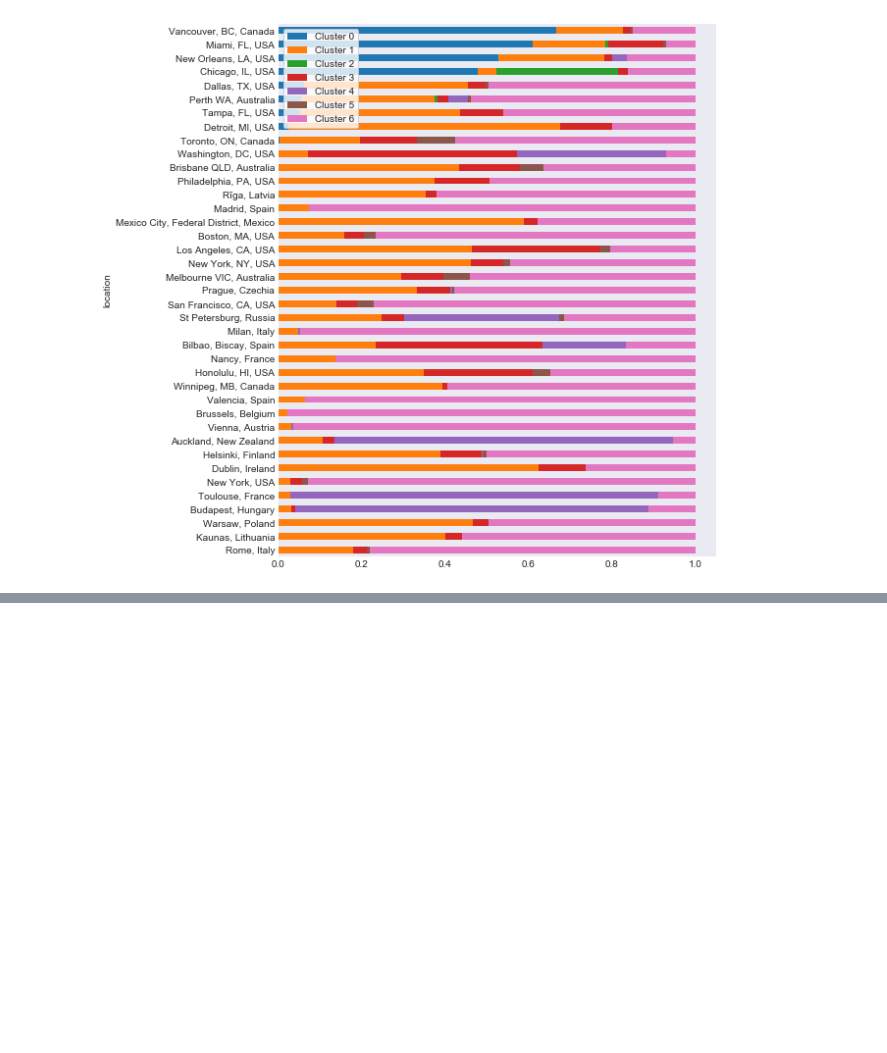
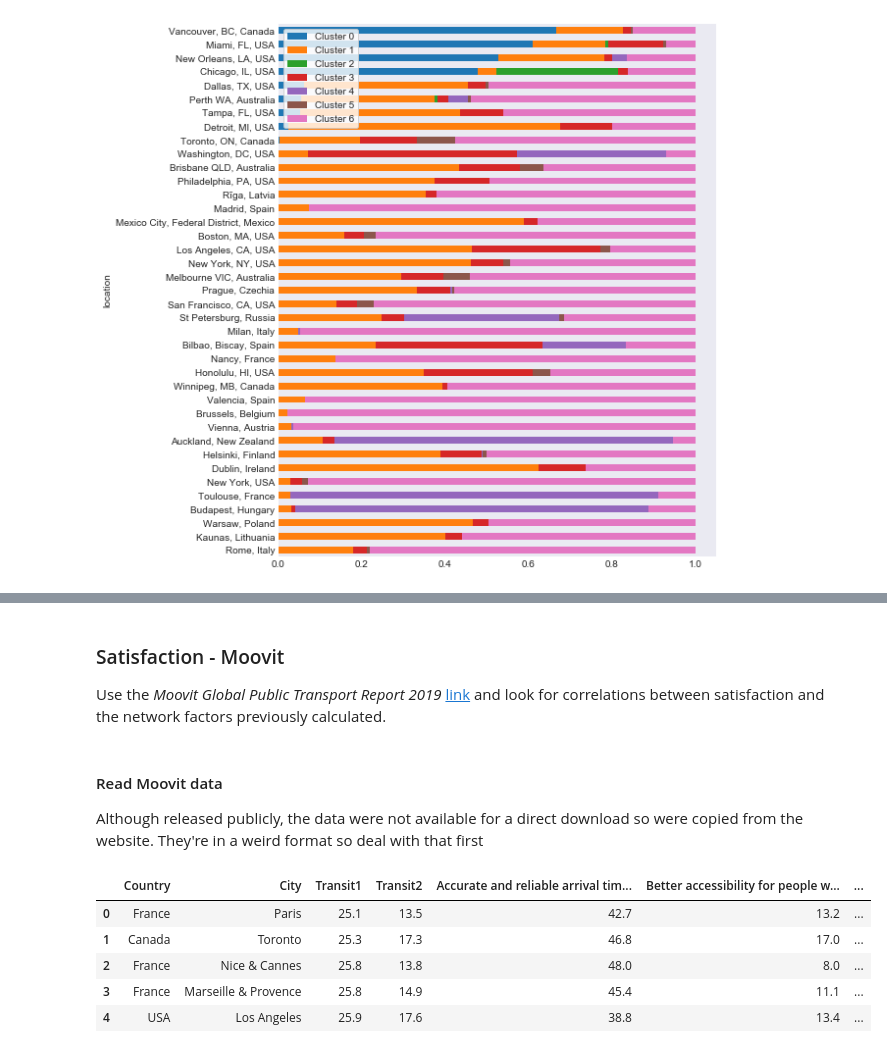
Before and after one commit to Urban-Analytics/BusAnalytics, a Jupyter notebook: Analysis/BusRouteAnalysis.ipynb, the cells around one changed output, grey strips where cells are left out. Drawn from its saved outputs; the diff is of its cells as text; code cells hidden in the pictures; blank space fills up the shorter version.

```diff
--- a/Analysis/BusRouteAnalysis.ipynb
+++ b/Analysis/BusRouteAnalysis.ipynb
@@ -440,0 +473,57 @@ Possible factors to explore:
+# %% [markdown]
+### Satisfaction - Moovit
+
+Use the _Moovit Global Public Transport Report 2019_ [link](https://company.moovit.com/global-transport-report/) and look for correlations between satisfaction and the network factors previously calculated.
+# %% [markdown]
+#### Read Moovit data
+
+Although released publicly, the data were not available for a direct download so were copied from the website. They're in a weird format so deal with that first
+# %%
+header = ["Country",
+          "City",
+          "Transit1", #"Closer transit stations to my home/work to reduce my walking distance",
+          "Transit2", #"A way to get to the station from my home (using shuttle, micro-mobility)",
+          "Accurate and reliable arrival times according to the published schedule",
+          "Better accessibility for people with needs (wheelchair, ramps, etc.)",
+          "Cleanliness - Cleaner buses/trains and stations",
+          "Comfort - Wider seats, access to WiFi, air-conditioning, charging outlets",
+          "Convenient parking areas near stations for car owners",
+          "Convenient ways to purchase transit tickets (mobile ticketing)",
+          "Higher frequency of public transit vehicles/shorter waiting times at stations",
+          "Less transfers - Having more direct lines to my destination",
+          "Lower cost fares",
+          "Personal safety - Feeling safer when riding public transit.",
+          "Shorter trip duration time (less congestion)",
+          "Uncrowded - Vehicles that are not overly packed"]
+
+with open("./data/moovit_survey_raw.csv") as f:
+    # The file is one long column so need to read over it and organise into a table
+    count = 0 # keep a count so we know when we have reaached a new row
+    table = [] # each item in this array will be a row (another array)
+    row = []
+    for line in f:
+        line = line.strip().replace('%','') # Gets rid of percent signs
+        if line =="": # Ignore blank lines
+            continue
+        if count == len(header): # Have read a whole row. Restart
+            count = 0
+            table.append(row)
+            #print(row)
+            row = []
+        # Have a data item. If it can be converted, make it a number
+        try:
+            number = float(line)
+            row.append(number)
+        except ValueError:
+            row.append(line) # Not a number. Probably a city/country name
+        count += 1
+
+moovit = pd.DataFrame(table, columns=header)
+moovit.head()
+# %% [output]
+|  | Country | City | Transit1 | Transit2 | Accurate and reliable arrival tim... | Better accessibility for people w... | ... |
+| 0 | ﻿France | Paris | 25.1 | 13.5 | 42.7 | 13.2 | ... |
+| 1 | Canada | Toronto | 25.3 | 17.3 | 46.8 | 17.0 | ... |
+| 2 | France | Nice & Cannes | 25.8 | 13.8 | 48.0 | 8.0 | ... |
+| 3 | France | Marseille & Provence | 25.8 | 14.9 | 45.4 | 11.1 | ... |
+| 4 | USA | Los Angeles | 25.9 | 17.6 | 38.8 | 13.4 | ... |
```
Also changed, not shown: parts of 8 cells of this notebook, 3 other files.
